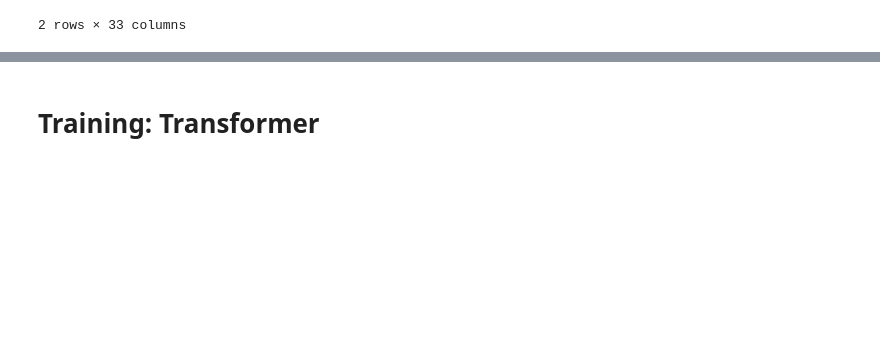
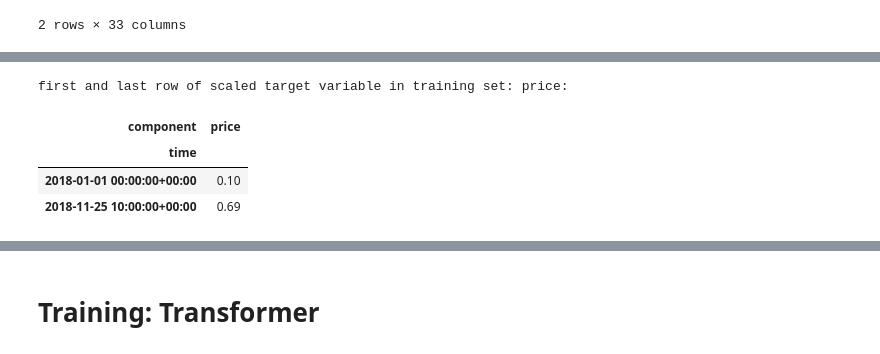
Before and after one commit to h3ik0th/ES_energy_Transformer, a Jupyter notebook: TF_energy_10e.ipynb, the cells around one changed output, grey strips where cells are left out. Saved outputs shown, nothing was run; the diff lists cells and outputs as text; code cells hidden in the pictures; blank space fills up the shorter version.

```diff
--- a/TF_energy_10e.ipynb
+++ b/TF_energy_10e.ipynb
@@ -890,0 +903,9 @@ first and last row of scaled covariates:
+# %%
+print("first and last row of scaled target variable in training set: price:")
+ts_ttrain.pd_dataframe().iloc[[0,-1]]
+# %% [output]
+first and last row of scaled target variable in training set: price:
+| component | price |
+| time |  |
+| 2018-01-01 00:00:00+00:00 | 0.10 |
+| 2018-11-25 10:00:00+00:00 | 0.69 |
```
Also changed, not shown: parts of 14 cells of this notebook, 1 other file.
